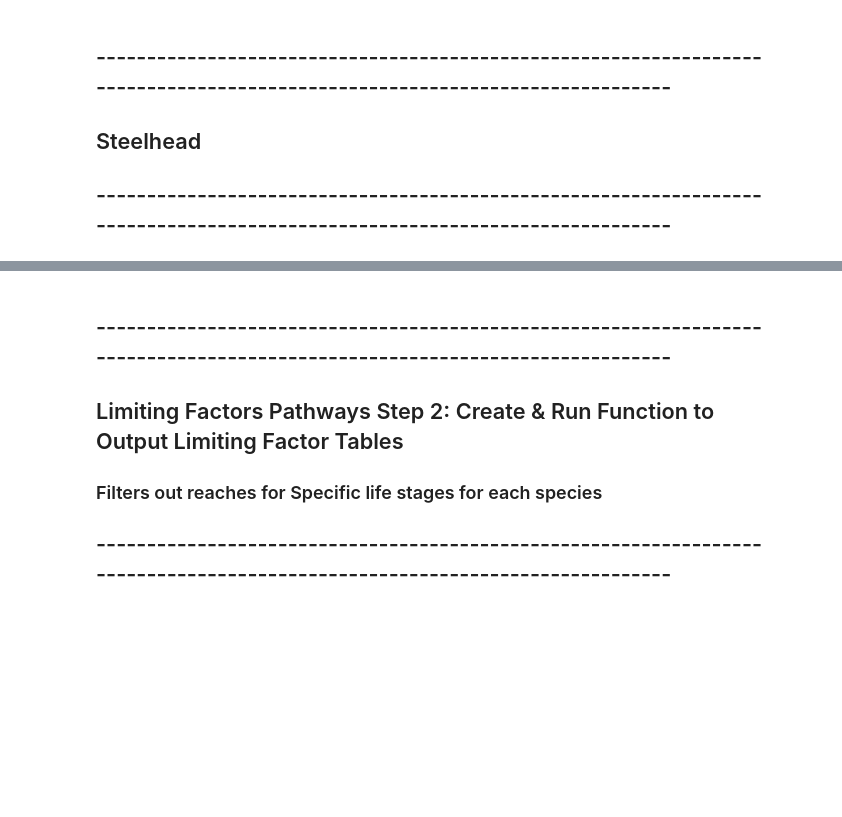
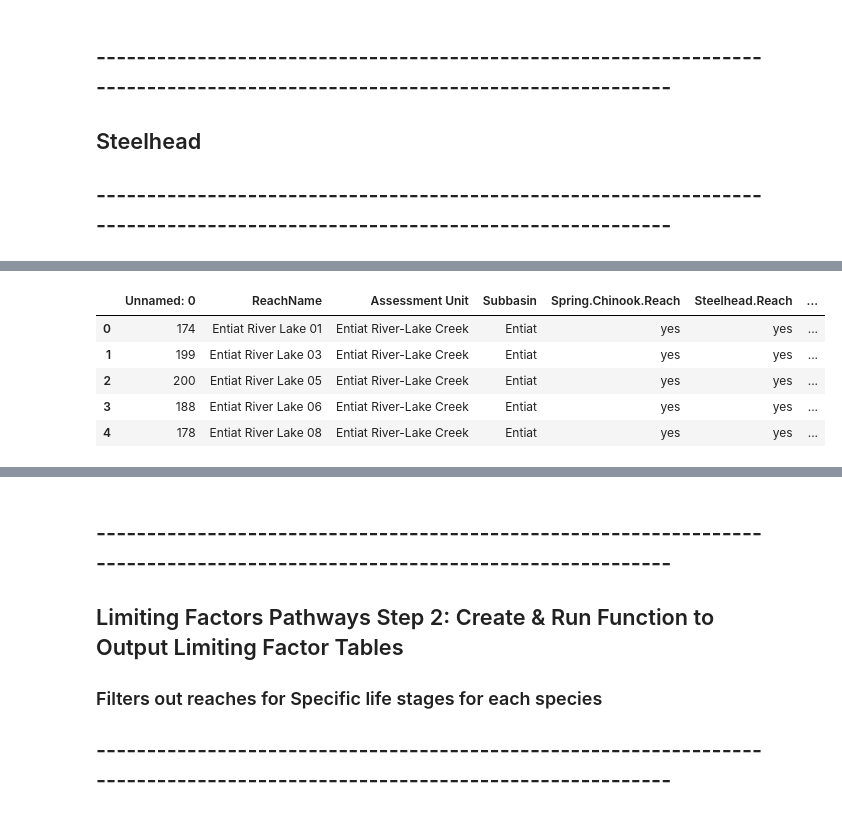
Before and after one commit to Upper-Columbia-Salmon-Recovery-Board/Prioritization_Step2_Data_Tool, a Jupyter notebook: Protection/RTT_Prioritization_PROTECTION_Pathways_Script.ipynb, the cells around one changed output, grey strips where cells are left out. Drawn from its saved outputs; the diff is of its cells as text; code cells hidden in the pictures; blank space fills up the shorter version.

```diff
--- a/Protection/RTT_Prioritization_PROTECTION_Pathways_Script.ipynb
+++ b/Protection/RTT_Prioritization_PROTECTION_Pathways_Script.ipynb
@@ -619,5 +577,0 @@ species_x = 'Spring Chinook'
-# %%
-spring_chinook_reaches_true = ['yes']
-Spring_Chinook_data_frame = habitat_attribute_scores.loc[habitat_attribute_scores['Spring.Chinook.Reach'].isin(spring_chinook_reaches_true)]
-print('initial number of reaches/life stage combos: ' + str(habitat_attribute_scores.shape[0]) )
-print('number of reaches after including only Spring Chinook reaches: ' + str(Spring_Chinook_data_frame.shape[0]) )
@@ -628,4 +577,0 @@ NameError: name 'habitat_attribute_scores' is not defined
-# %%
-# NOTE: need to change variable to 0 or 1 (AU_Rank_vars['variable'][1]) based on species
-Spring_Chinook_data_frame = Spring_Chinook_data_frame.loc[Spring_Chinook_data_frame[AU_Rank_vars2['variable'][0]].isin(AU_Rank)]
-print('number of reaches/life stage combos after AU criteria: ' + str(Spring_Chinook_data_frame.shape[0]) )
@@ -636,13 +577,0 @@ number of reaches/rows after AU criteria: 3105
-# %%
-Sum_Life_Stage_Criteria = reach_life_stage_presence_Spring_Chinook.loc[reach_life_stage_presence_Spring_Chinook[Sum_Life_Stage_vars['variable'][0]].isin(Sum_Life_Stage)]
-Sum_Life_Stage_Criteria_Reaches = Sum_Life_Stage_Criteria.ReachName
-Spring_Chinook_data_frame = Spring_Chinook_data_frame.loc[Spring_Chinook_data_frame['ReachName'].isin(Sum_Life_Stage_Criteria_Reaches)]
-
-# ------------- Prep Sum Life Stage ----------
-Sum_Life_Stage_output = Sum_Life_Stage_Criteria.loc[Sum_Life_Stage_Criteria['ReachName'].isin(Spring_Chinook_data_frame.ReachName)]
-Sum_Life_Stage_output = Sum_Life_Stage_output[['ReachName',Sum_Life_Stage_vars['variable'][0]]]
-# ------- add life Stage Sum --------------
-Spring_Chinook_data_frame = Spring_Chinook_data_frame.sort_values(by = 'ReachName')
-Spring_Chinook_data_frame = pd.merge(Spring_Chinook_data_frame, Sum_Life_Stage_output, on=['ReachName'])
-
-print('number of reaches/life stage combos after Sum Life Stage criteria: ' + str(Spring_Chinook_data_frame.shape[0]) )
@@ -653,7 +577,0 @@ number of reaches/row after Sum Life Stage criteria: 2783
-# %%
-
-
-
-Spring_Chinook_data_frame_ALL = Spring_Chinook_data_frame
-Spring_Chinook_data_frame = Spring_Chinook_data_frame.loc[Spring_Chinook_data_frame[Cumul_Habitat_Attribute_Score_vars['variable'][0]].isin(Cumul_Habitat_Attribute_Score)]
-print('number of reaches/life stage combos after Habitat Attribute Score criteria:' + str(Spring_Chinook_data_frame.shape[0]) )
@@ -708,0 +685,9 @@ number of reaches/rows after Habitat Attribute Score criteria:778
+# %%
+Spring_Chinook_data_frame.head()
+# %% [output]
+|  | Unnamed: 0 | ReachName | Assessment Unit | Subbasin | Spring.Chinook.Reach | Steelhead.Reach | ... |
+| 0 | 174 | Entiat River Lake 01 | Entiat River-Lake Creek | Entiat | yes | yes | ... |
+| 1 | 199 | Entiat River Lake 03 | Entiat River-Lake Creek | Entiat | yes | yes | ... |
+| 2 | 200 | Entiat River Lake 05 | Entiat River-Lake Creek | Entiat | yes | yes | ... |
+| 3 | 188 | Entiat River Lake 06 | Entiat River-Lake Creek | Entiat | yes | yes | ... |
+| 4 | 178 | Entiat River Lake 08 | Entiat River-Lake Creek | Entiat | yes | yes | ... |
```
Also changed, not shown: parts of 58 cells of this notebook, 2 other files.
